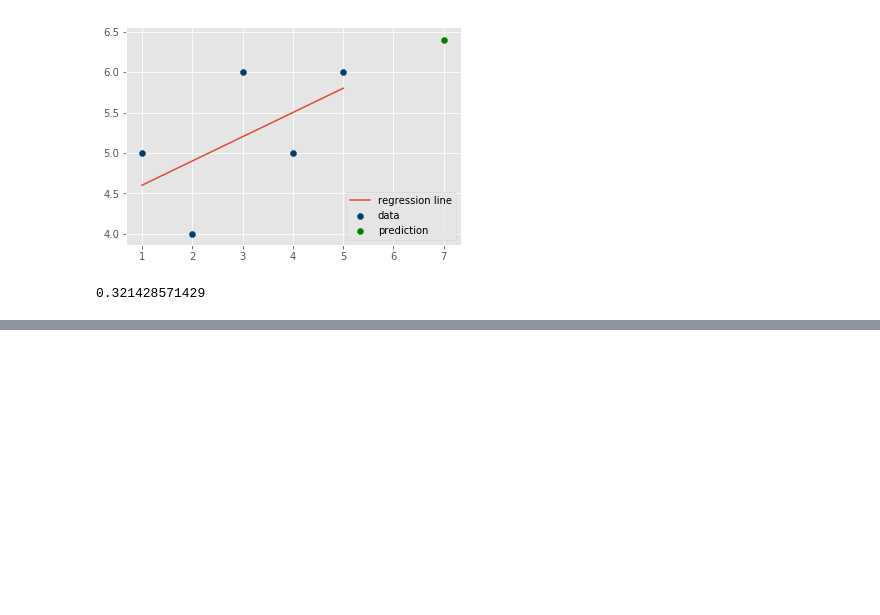
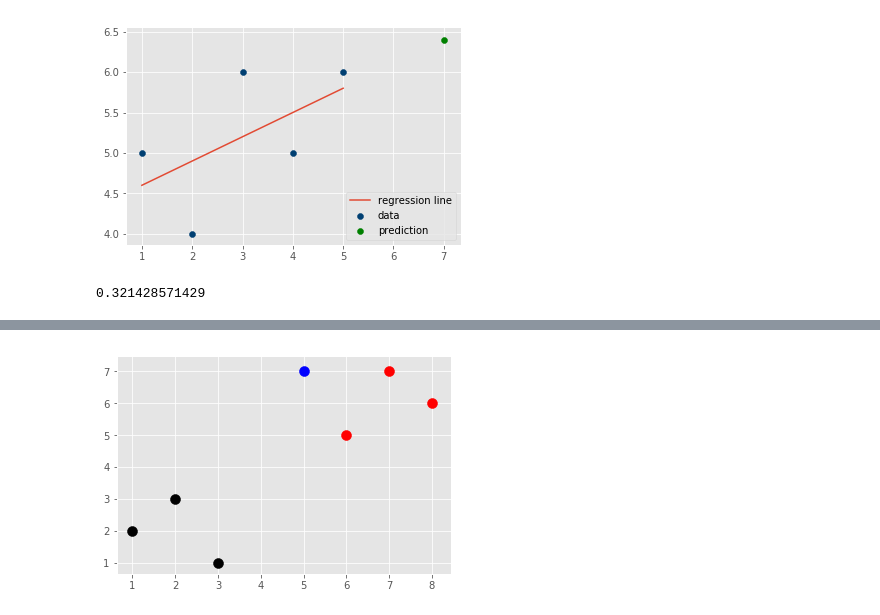
Before and after one commit to RileyWClarke/Machine-Learning-Practice, a Jupyter notebook: Machine Learning Tutorial.ipynb, the cells around one changed output, grey strips where cells are left out. Drawn from its saved outputs; the diff is of its cells as text; code cells hidden in the pictures; blank space fills up the shorter version.

```diff
--- a/Machine Learning Tutorial.ipynb
+++ b/Machine Learning Tutorial.ipynb
@@ -191,0 +244,14 @@ r squared:  0.937141215738
+# %%
+import warnings
+from math import sqrt
+from collections import Counter
+
+dataset = {'k':[[1,2],[2,3],[3,1]], 'r':[[6,5],[7,7],[8,6]]}
+new_features = [5,7]
+
+[[plt.scatter(ii[0],ii[1],s=100,color=i) for ii in dataset[i]] for i in dataset]
+plt.scatter(new_features[0], new_features[1], s=100, color='b')
+
+plt.show()
+# %% [output]
+[figure, added]
```
Also changed, not shown: parts of 27 cells of this notebook, 3 other files.
